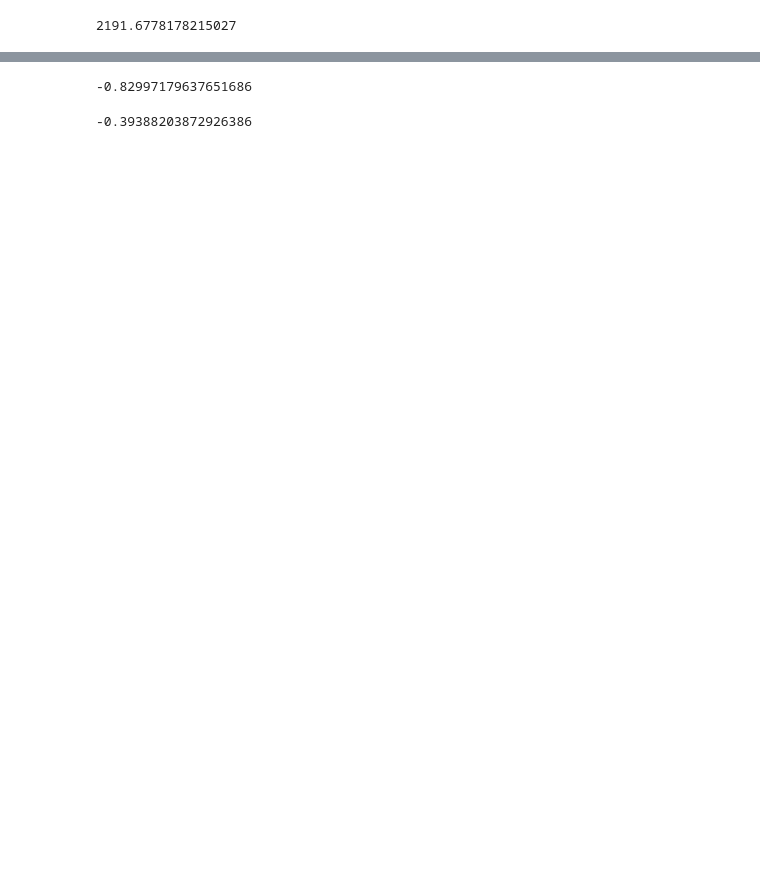
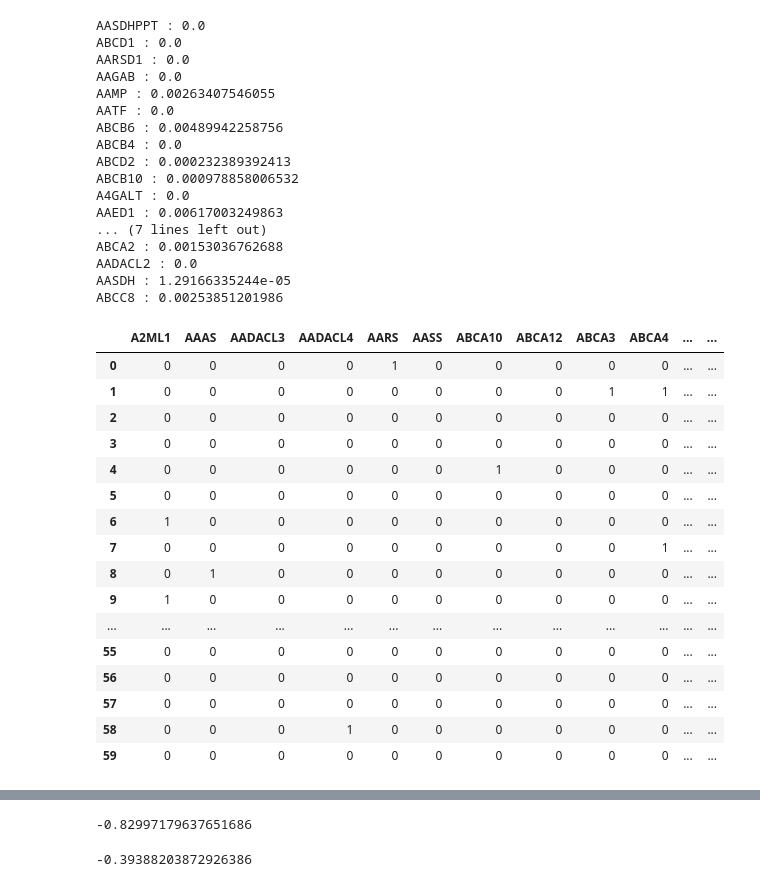
Before and after one commit to andreas-koukorinis/rfe-frame, a Jupyter notebook: code/rfe-randomforestregression.ipynb, the cells around one changed output, grey strips where cells are left out. Cells and saved outputs as stored; diff of their text form; code cells hidden in the pictures; blank space fills up the shorter version.

```diff
--- a/code/rfe-randomforestregression.ipynb
+++ b/code/rfe-randomforestregression.ipynb
@@ -6,8 +7,9 @@ import pandas as pd
 import numpy as np
 # %%
 # load the csv data file
-df = pd.read_csv("nci60.csv")
+df = pd.read_csv("./data/nci60.csv")
 # X = np.array(df.iloc[:,2:])
 # y = np.array(df.iloc[:,1])
 X = df.iloc[:,2:]
 y = df.iloc[:,1]
+print(len(y))
@@ -21,11 +25,13 @@ def rfe_rf_tim(X, y, num_feature_to_selected):
     keep_ = X.shape[1]-num_feature_to_selected
     start_time = time.time()
     for i in range(keep_):
+        # get the column name
+        names = list(X_new)
         # fit the random forest and get the weights of features
         fit = rf.fit(X_new, y)
         # remove the feature with the smallest weight
         X_new = X_new.drop(X_new.columns[[np.argmin(fit.feature_importances_)]], 1)
         # record the index and value of the deleted feature
-        record.update({str(np.argmin(fit.feature_importances_)):fit.feature_importances_[np.argmin(fit.feature_importances_)]})
+        record.update({str(names[np.argmin(fit.feature_importances_)]):fit.feature_importances_[np.argmin(fit.feature_importances_)]})
     elapsed_time = time.time() - start_time
     return X_new, record, elapsed_time
@@ -31,0 +49,28 @@ def rfe_rf_tim(X, y, num_feature_to_selected):
+# %%
+# Mean decrease accuracy
+from sklearn.cross_validation import ShuffleSplit
+from sklearn.metrics import r2_score
+from collections import defaultdict
+
+rf = RandomForestRegressor()
+scores = defaultdict(list)
+X = X.iloc[:,2:500]
+
+#crossvalidate the scores on a number of different random splits of the data
+for train_idx, test_idx in ShuffleSplit(len(X), 5, .3):
+    #train_idx = train_idx.tolist()
+    #test_idx = test_idx.tolist()
+    X_train = X.iloc[train_idx,:]
+    X_test = X.iloc[test_idx,:]
+    y_train = y[train_idx]
+    y_test = y[test_idx]
+    r = rf.fit(X_train, y_train)
+    acc = r2_score(y_test, rf.predict(X_test))
+    for i in range(X.shape[1]):
+        X_t = X_test
+        # np.random.shuffle(X_t.iloc[:,i])
+        shuff_acc = r2_score(y_test, rf.predict(X_t))
+        scores[names[i]].append((acc-shuff_acc)/acc)
+print("Features sorted by their score:")
+print(sorted([(round(np.mean(score), 4), feat) for
+              feat, score in scores.items()], reverse=True))
@@ -32,9 +110,42 @@ def rfe_rf_tim(X, y, num_feature_to_selected):
 # %%
-X_new, record, elapsed_time = rfe_rf_tim(X, y, 25)
-# for key,value in record.items():
-#     print(key,':',value)
+X_new, record, elapsed_time = rfe_rf_tim(X.iloc[:,2:50], y, 25)
+for key,value in record.items():
+    print(key,':',value)
 
-X_new.shape[1]
-elapsed_time
+X_new
+#elapsed_time
 # %% [output]
-2191.6778178215027
+AASDHPPT : 0.0
+ABCD1 : 0.0
+AARSD1 : 0.0
+AAGAB : 0.0
+AAMP : 0.00263407546055
+AATF : 0.0
+ABCB6 : 0.00489942258756
+ABCB4 : 0.0
+ABCD2 : 0.000232389392413
+ABCB10 : 0.000978858006532
+A4GALT : 0.0
+AAED1 : 0.00617003249863
+... (7 lines left out)
+ABCA2 : 0.00153036762688
+AADACL2 : 0.0
+AASDH : 1.29166335244e-05
+ABCC8 : 0.00253851201986
+|  | A2ML1 | AAAS | AADACL3 | AADACL4 | AARS | AASS | ABCA10 | ABCA12 | ABCA3 | ABCA4 | ... | ... |
+| 0 | 0 | 0 | 0 | 0 | 1 | 0 | 0 | 0 | 0 | 0 | ... | ... |
+| 1 | 0 | 0 | 0 | 0 | 0 | 0 | 0 | 0 | 1 | 1 | ... | ... |
+| 2 | 0 | 0 | 0 | 0 | 0 | 0 | 0 | 0 | 0 | 0 | ... | ... |
+| 3 | 0 | 0 | 0 | 0 | 0 | 0 | 0 | 0 | 0 | 0 | ... | ... |
+| 4 | 0 | 0 | 0 | 0 | 0 | 0 | 1 | 0 | 0 | 0 | ... | ... |
+| 5 | 0 | 0 | 0 | 0 | 0 | 0 | 0 | 0 | 0 | 0 | ... | ... |
+| 6 | 1 | 0 | 0 | 0 | 0 | 0 | 0 | 0 | 0 | 0 | ... | ... |
+| 7 | 0 | 0 | 0 | 0 | 0 | 0 | 0 | 0 | 0 | 1 | ... | ... |
+| 8 | 0 | 1 | 0 | 0 | 0 | 0 | 0 | 0 | 0 | 0 | ... | ... |
+| 9 | 1 | 0 | 0 | 0 | 0 | 0 | 0 | 0 | 0 | 0 | ... | ... |
+| ... | ... | ... | ... | ... | ... | ... | ... | ... | ... | ... | ... | ... |
+| 55 | 0 | 0 | 0 | 0 | 0 | 0 | 0 | 0 | 0 | 0 | ... | ... |
+| 56 | 0 | 0 | 0 | 0 | 0 | 0 | 0 | 0 | 0 | 0 | ... | ... |
+| 57 | 0 | 0 | 0 | 0 | 0 | 0 | 0 | 0 | 0 | 0 | ... | ... |
+| 58 | 0 | 0 | 0 | 1 | 0 | 0 | 0 | 0 | 0 | 0 | ... | ... |
+| 59 | 0 | 0 | 0 | 0 | 0 | 0 | 0 | 0 | 0 | 0 | ... | ... |
```
Also changed, not shown: parts of 6 cells of this notebook, 10 other files.
